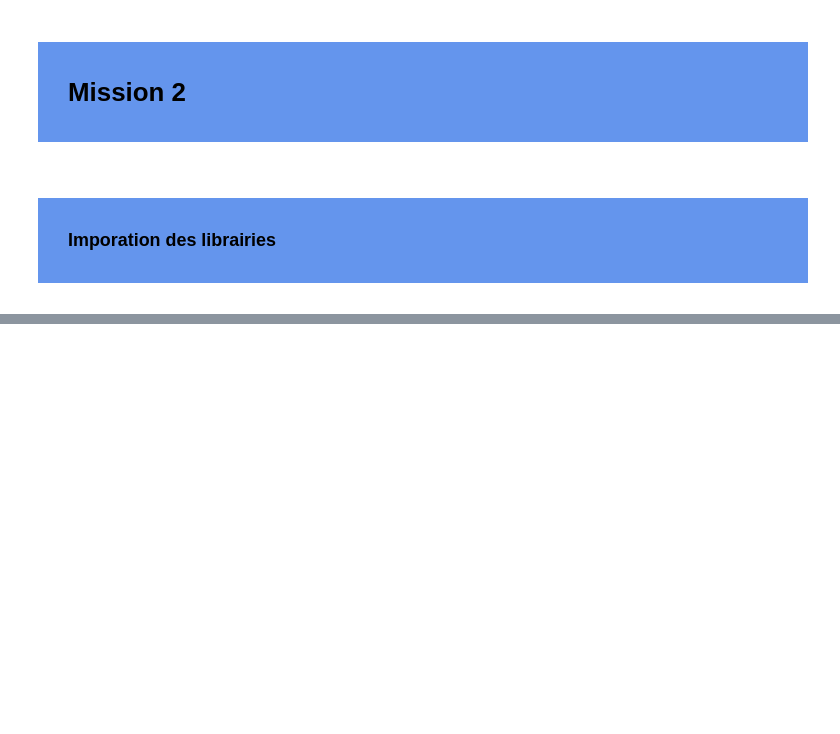
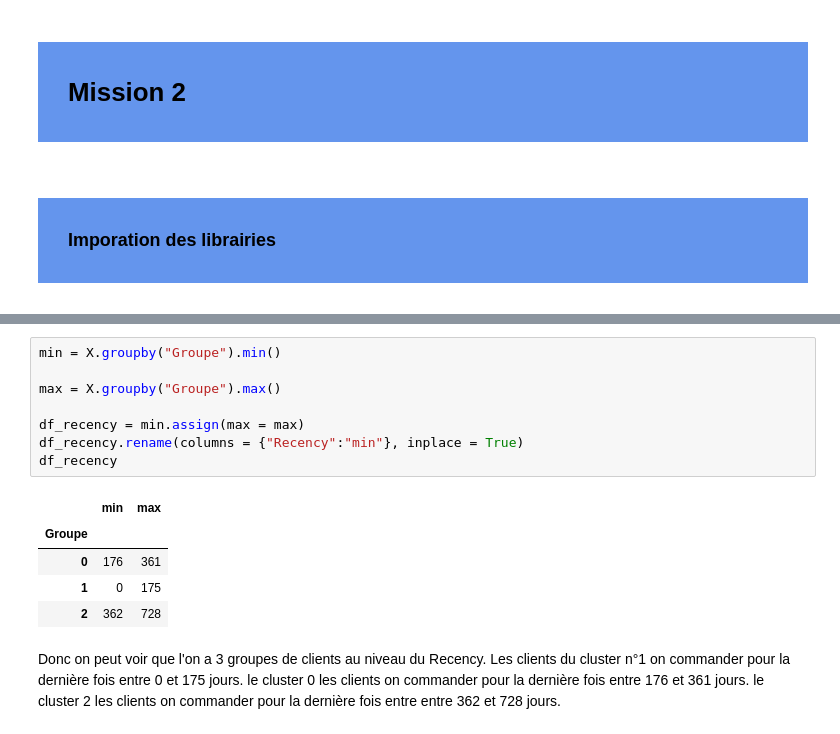
Before and after one commit to Data-dream-team-Laurence/Brief-data-dream-team, a Jupyter notebook: segmentation_client/segmentation.ipynb, the cells around one changed output, grey strips where cells are left out. Drawn from its saved outputs; the diff is of its cells as text; blank space fills up the shorter version.

```diff
--- a/segmentation_client/segmentation.ipynb
+++ b/segmentation_client/segmentation.ipynb
@@ -483,0 +453,19 @@ print(82 * "_")
+# %%
+min = X.groupby("Groupe").min()
+
+max = X.groupby("Groupe").max()
+
+df_recency = min.assign(max = max)
+df_recency.rename(columns = {"Recency":"min"}, inplace = True)
+df_recency
+# %% [output]
+|  | min | max |
+| Groupe |  |  |
+| 0 | 176 | 361 |
+| 1 | 0 | 175 |
+| 2 | 362 | 728 |
+# %% [markdown]
+Donc on peut voir que l'on a 3 groupes de clients au niveau du Recency.</br>
+Les clients du cluster n°1 on commander pour la dernière fois entre 0 et 175 jours.</br>
+le cluster 0 les clients on commander pour la dernière fois entre  176 et 361 jours.</br>
+le cluster 2 les clients on commander pour la dernière fois entre  entre 362 et 728 jours.</br>
```
Also changed, not shown: parts of 8 cells of this notebook.
